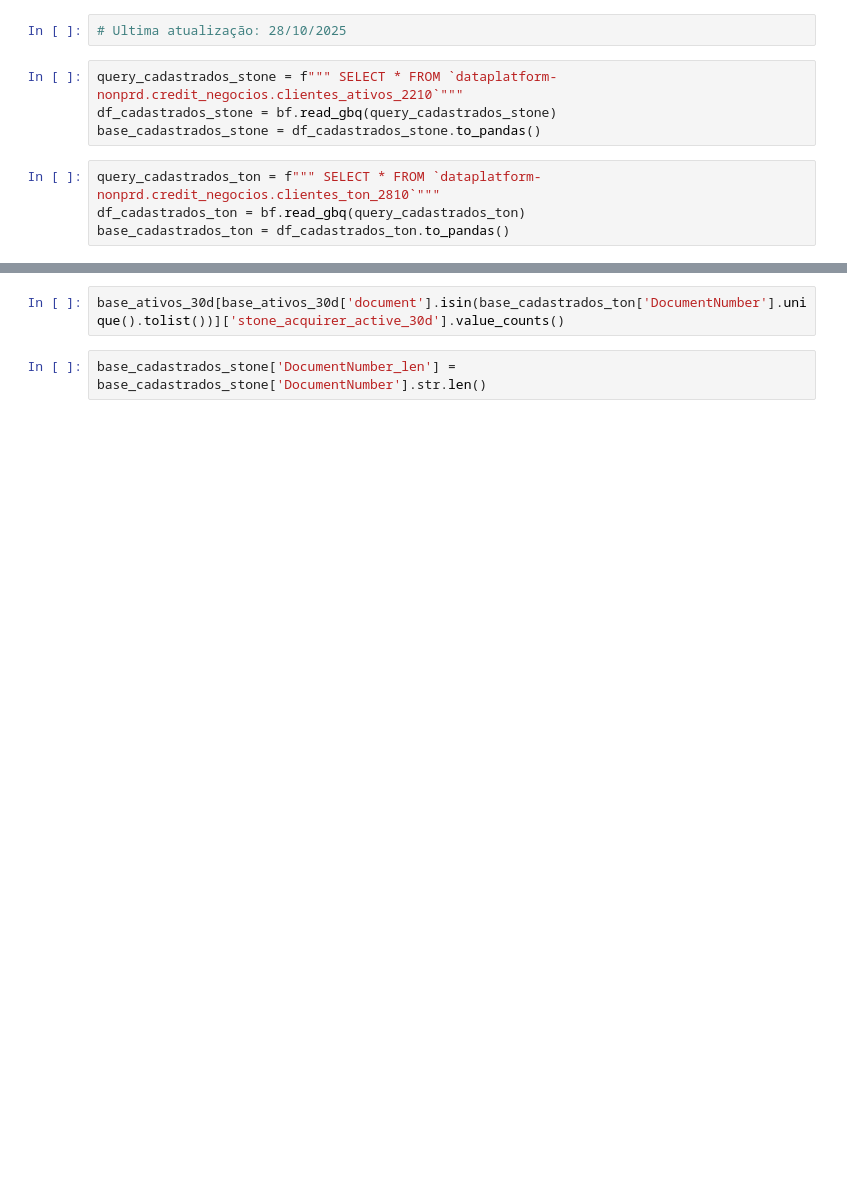
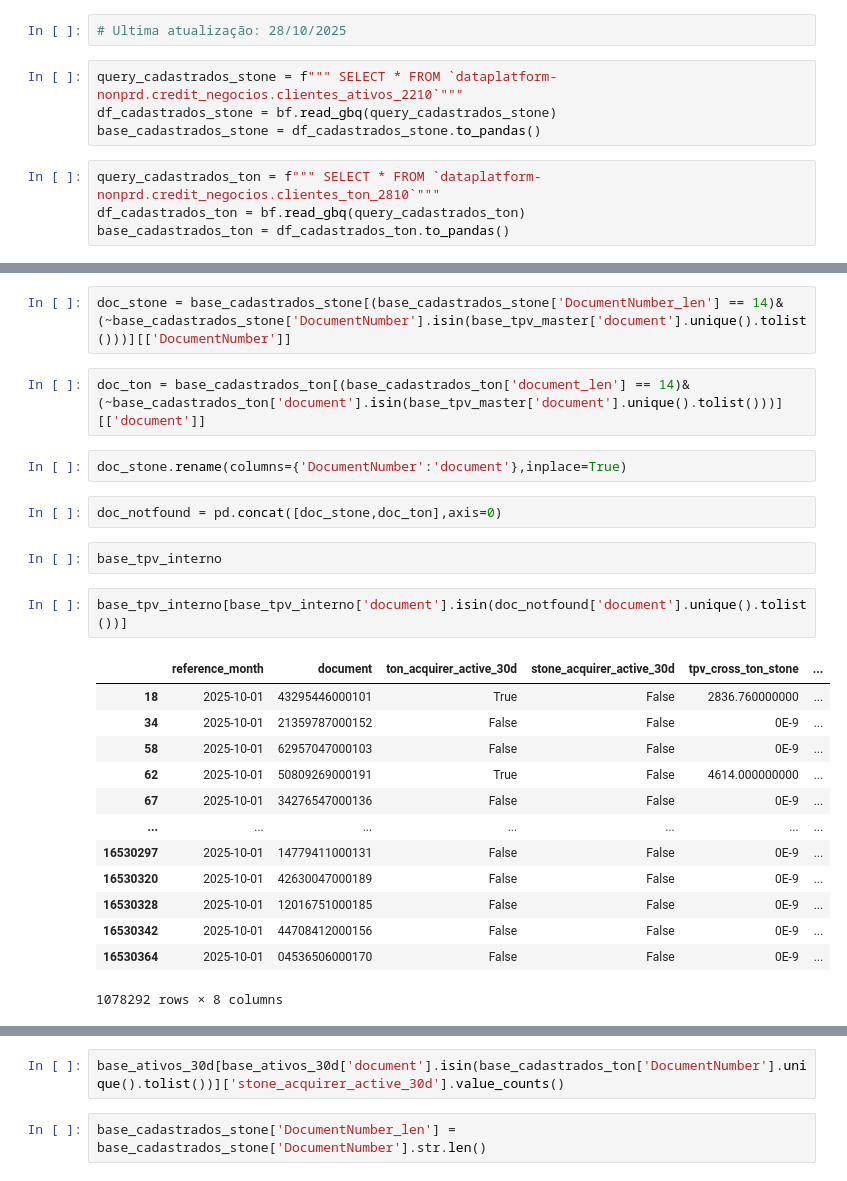
Before and after one commit to guilhermefigueira-dev/projeto_vencedores, a Jupyter notebook: cnpj_vencedores.ipynb, the cells around one changed output, grey strips where cells are left out. Saved outputs shown, nothing was run; the diff lists cells and outputs as text; blank space fills up the shorter version.

```diff
--- a/cnpj_vencedores.ipynb
+++ b/cnpj_vencedores.ipynb
@@ -89,0 +73,26 @@ base_cadastrados_ton = df_cadastrados_ton.to_pandas()
+# %%
+doc_stone = base_cadastrados_stone[(base_cadastrados_stone['DocumentNumber_len'] == 14)&(~base_cadastrados_stone['DocumentNumber'].isin(base_tpv_master['document'].unique().tolist()))][['DocumentNumber']]
+# %%
+doc_ton = base_cadastrados_ton[(base_cadastrados_ton['document_len'] == 14)&(~base_cadastrados_ton['document'].isin(base_tpv_master['document'].unique().tolist()))][['document']]
+# %%
+doc_stone.rename(columns={'DocumentNumber':'document'},inplace=True)
+# %%
+doc_notfound = pd.concat([doc_stone,doc_ton],axis=0)
+# %%
+base_tpv_interno
+# %%
+base_tpv_interno[base_tpv_interno['document'].isin(doc_notfound['document'].unique().tolist())]
+# %% [output]
+|  | reference_month | document | ton_acquirer_active_30d | stone_acquirer_active_30d | tpv_cross_ton_stone | ... |
+| 18 | 2025-10-01 | 43295446000101 | True | False | 2836.760000000 | ... |
+| 34 | 2025-10-01 | 21359787000152 | False | False | 0E-9 | ... |
+| 58 | 2025-10-01 | 62957047000103 | False | False | 0E-9 | ... |
+| 62 | 2025-10-01 | 50809269000191 | True | False | 4614.000000000 | ... |
+| 67 | 2025-10-01 | 34276547000136 | False | False | 0E-9 | ... |
+| ... | ... | ... | ... | ... | ... | ... |
+| 16530297 | 2025-10-01 | 14779411000131 | False | False | 0E-9 | ... |
+| 16530320 | 2025-10-01 | 42630047000189 | False | False | 0E-9 | ... |
+| 16530328 | 2025-10-01 | 12016751000185 | False | False | 0E-9 | ... |
+| 16530342 | 2025-10-01 | 44708412000156 | False | False | 0E-9 | ... |
+| 16530364 | 2025-10-01 | 04536506000170 | False | False | 0E-9 | ... |
+1078292 rows × 8 columns
```
Also changed, not shown: parts of 24 cells of this notebook, 2 other files.
